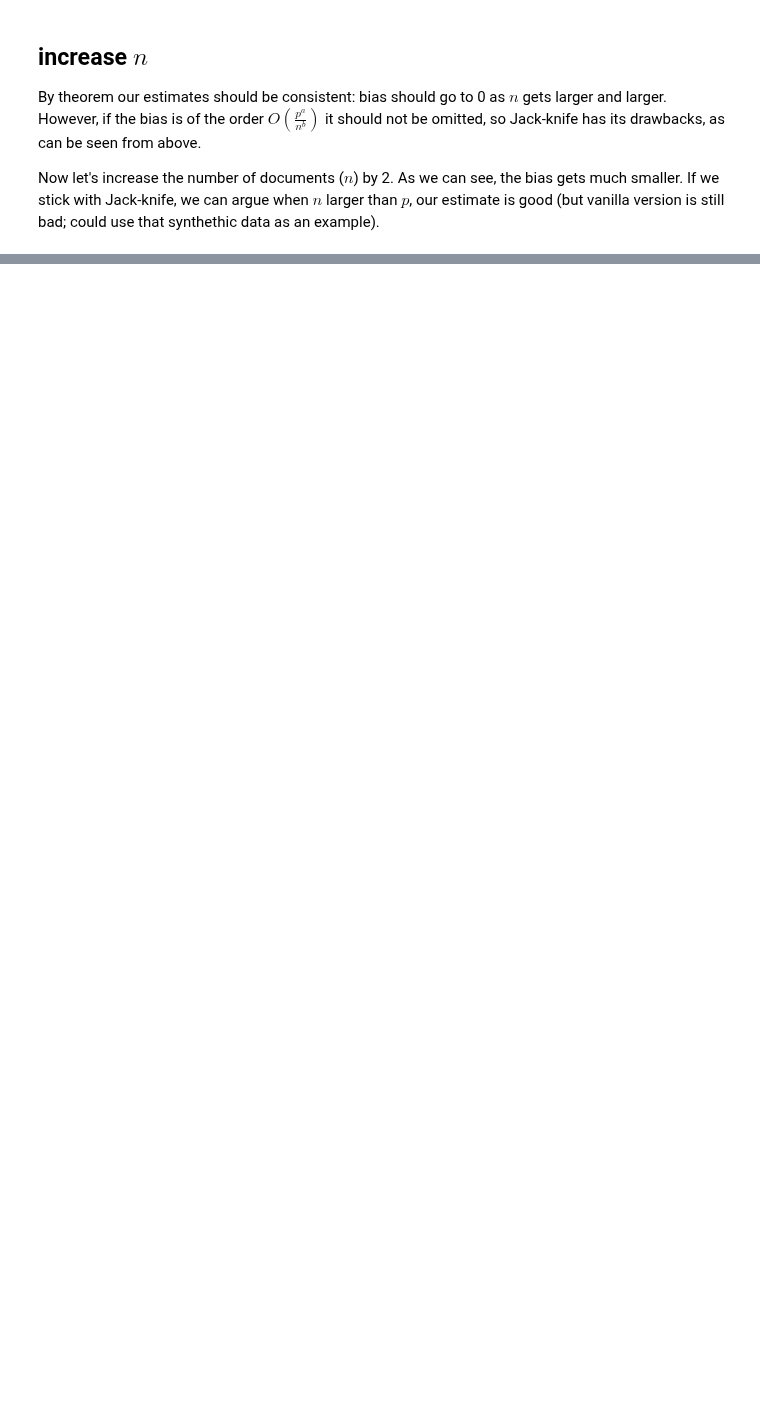
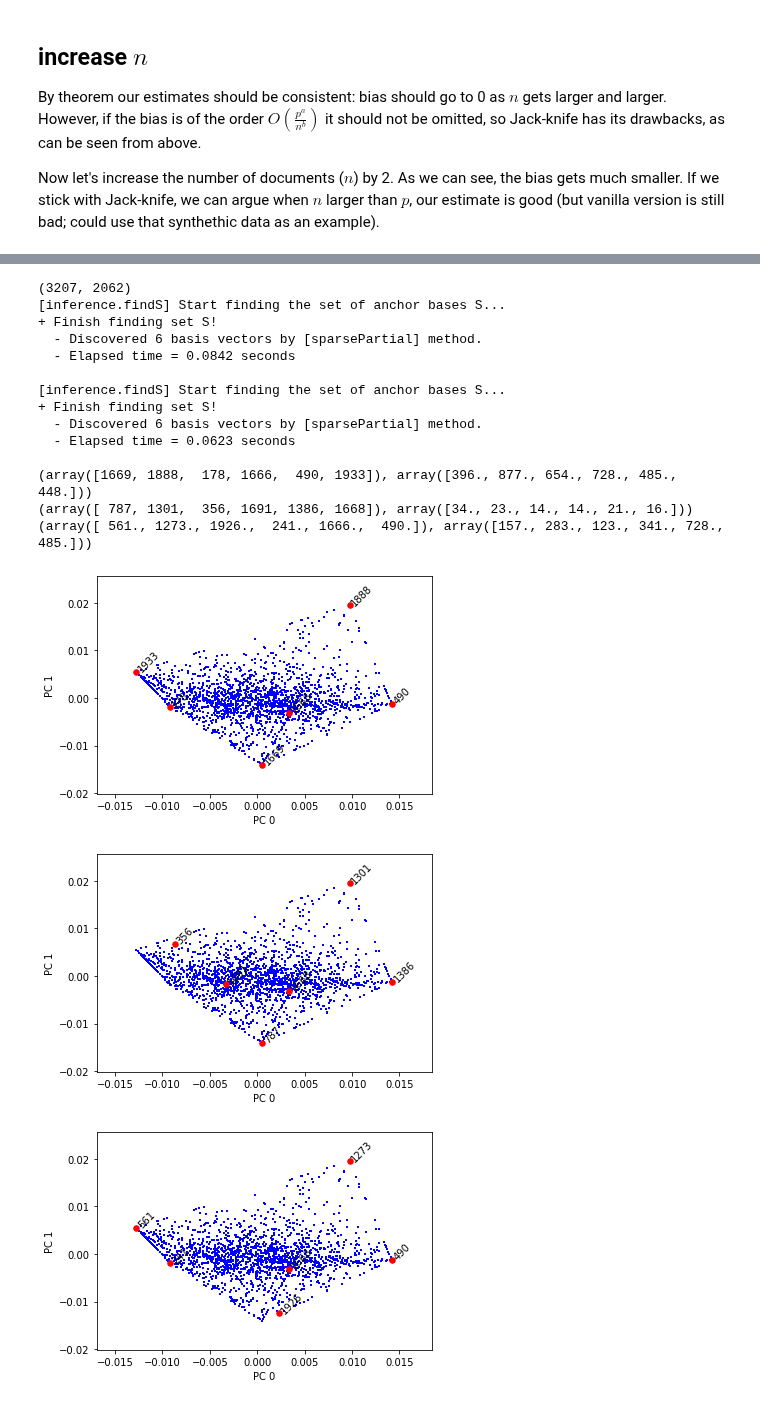
Before and after one commit to zihao12/pyJSMF-RAW, a Jupyter notebook: experiments/findK-correction-jk2.ipynb, the cells around one changed output, grey strips where cells are left out. Cells and saved outputs as stored; diff of their text form; code cells hidden in the pictures; blank space fills up the shorter version.

```diff
--- a/experiments/findK-correction-jk2.ipynb
+++ b/experiments/findK-correction-jk2.ipynb
@@ -52,6 +52,16 @@ C = C.T @ C / n
 Cbar = C / C.sum(axis = 1)[:, None]
 w_true = C.sum(axis = 1)
 # %%
+def simulate_multinomial_counts_local(L, F, s):
+    n = L.shape[0]
+    p = F.shape[0]
+    Prob = L.dot(F.T)
+    X = np.empty(shape = (n, p))
+    for i in range(n):
+        X[i,] = np.random.multinomial(s[i], Prob[i,], size = 1).astype(int)
+
+    return X
+
 def get_truth(Cbar, K):
     p = Cbar.shape[0]
     U = np.zeros((p, K))
@@ -190,0 +290,43 @@ step 2
+# %%
+np.random.seed(1)
+X = simulate_multinomial_counts_local(L, F, s)
+print(X.shape)
+
+C_ = X.T @ X
+np.fill_diagonal(C_, np.diag(C_) -  X.sum(axis = 0))
+D = s.mean() * (s.mean() - 1)
+C_ /= (D * n)
+Cbar_ = C_ / C_.sum(axis = 1)[:, None]
+
+S0, diagR0, _ = findS(Cbar, k)
+S1, diagR1, _ = findS(Cbar_, k)
+S2, diagR2 = findS_correction_jk(X, Cbar_, C_, k)
+
+print((S0, X.sum(axis = 0)[S0.astype(int)]))
+print((S1, X.sum(axis = 0)[S1.astype(int)]))
+print((S2, X.sum(axis = 0)[S2.astype(int)]))
+
+
+
+Cbar_pj = pca_proj(Cbar)
+vis_extremal_pca(Cbar_pj, S0.astype(int), [0, 1], annotate=True, fontsize=10)
+vis_extremal_pca(Cbar_pj, S1.astype(int), [0, 1], annotate=True, fontsize=10)
+vis_extremal_pca(Cbar_pj, S2.astype(int), [0, 1], annotate=True, fontsize=10)
+# %% [output]
+(3207, 2062)
+[inference.findS] Start finding the set of anchor bases S...
++ Finish finding set S!
+  - Discovered 6 basis vectors by [sparsePartial] method.
+  - Elapsed time = 0.0842 seconds
+
+[inference.findS] Start finding the set of anchor bases S...
++ Finish finding set S!
+  - Discovered 6 basis vectors by [sparsePartial] method.
+  - Elapsed time = 0.0623 seconds
+
+(array([1669, 1888,  178, 1666,  490, 1933]), array([396., 877., 654., 728., 485., 448.]))
+(array([ 787, 1301,  356, 1691, 1386, 1668]), array([34., 23., 14., 14., 21., 16.]))
+(array([ 561., 1273., 1926.,  241., 1666.,  490.]), array([157., 283., 123., 341., 728., 485.]))
+[figure, added]
+[figure, added]
+[figure, added]
```
Also changed, not shown: parts of 9 cells of this notebook.
